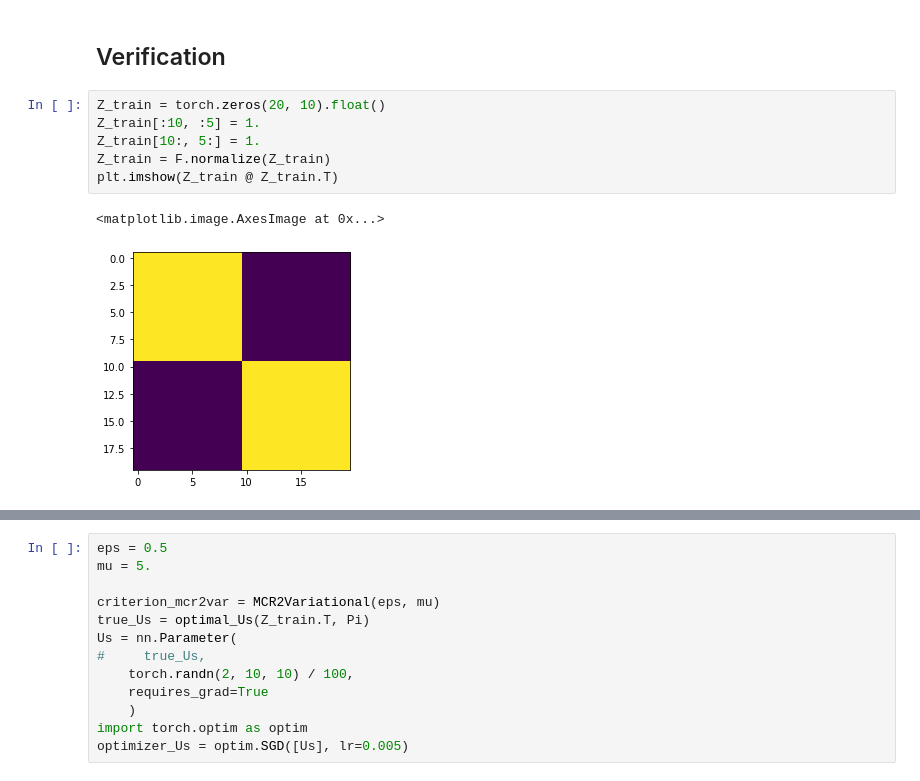
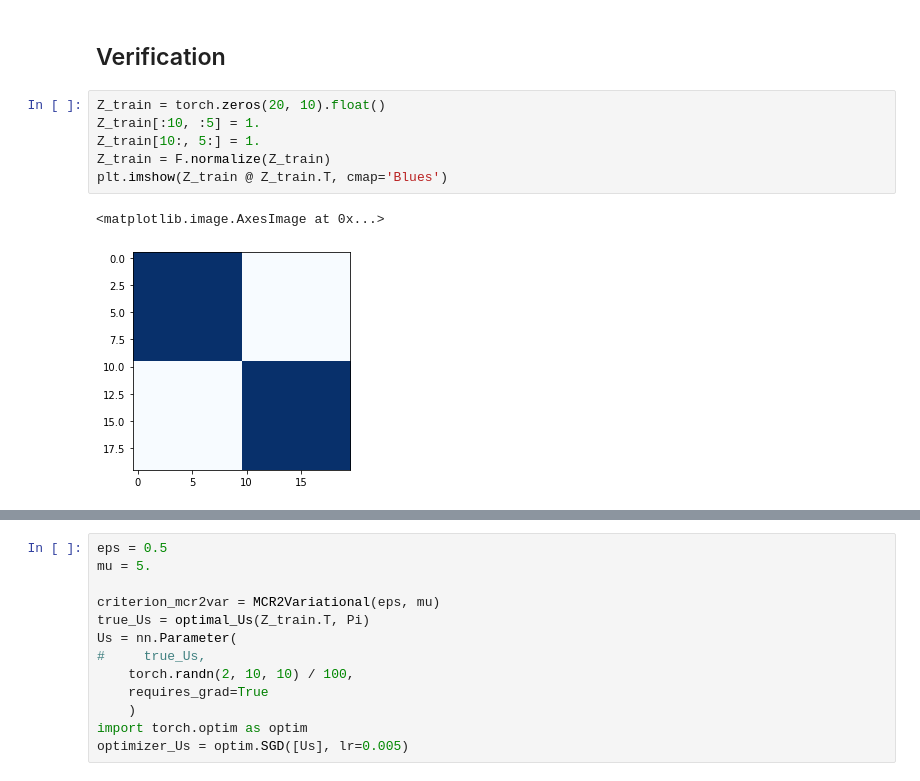
Before and after one commit to kebaek/mcr2, a Jupyter notebook: notebooks/variational-equation9.ipynb, the cells around one changed output, grey strips where cells are left out. Saved outputs shown, nothing was run; the diff lists cells and outputs as text.

```diff
--- a/notebooks/variational-equation9.ipynb
+++ b/notebooks/variational-equation9.ipynb
@@ -143,12 +143,12 @@ criterion_mcr2var(features, membership, true_Us)
 # %%
 Z_train = torch.zeros(20, 10).float()
 Z_train[:10, :5] = 1.
 Z_train[10:, 5:] = 1.
 Z_train = F.normalize(Z_train)
-plt.imshow(Z_train @ Z_train.T)
+plt.imshow(Z_train @ Z_train.T, cmap='Blues')
 # %% [output]
 <matplotlib.image.AxesImage at 0x...>
-[figure, old version]
+[figure, new version]
 # %%
 Pi = torch.zeros(20, 2)
 Pi[:10, 0] = 1.
```
Also changed, not shown: parts of 5 cells of this notebook, 5 other files.
